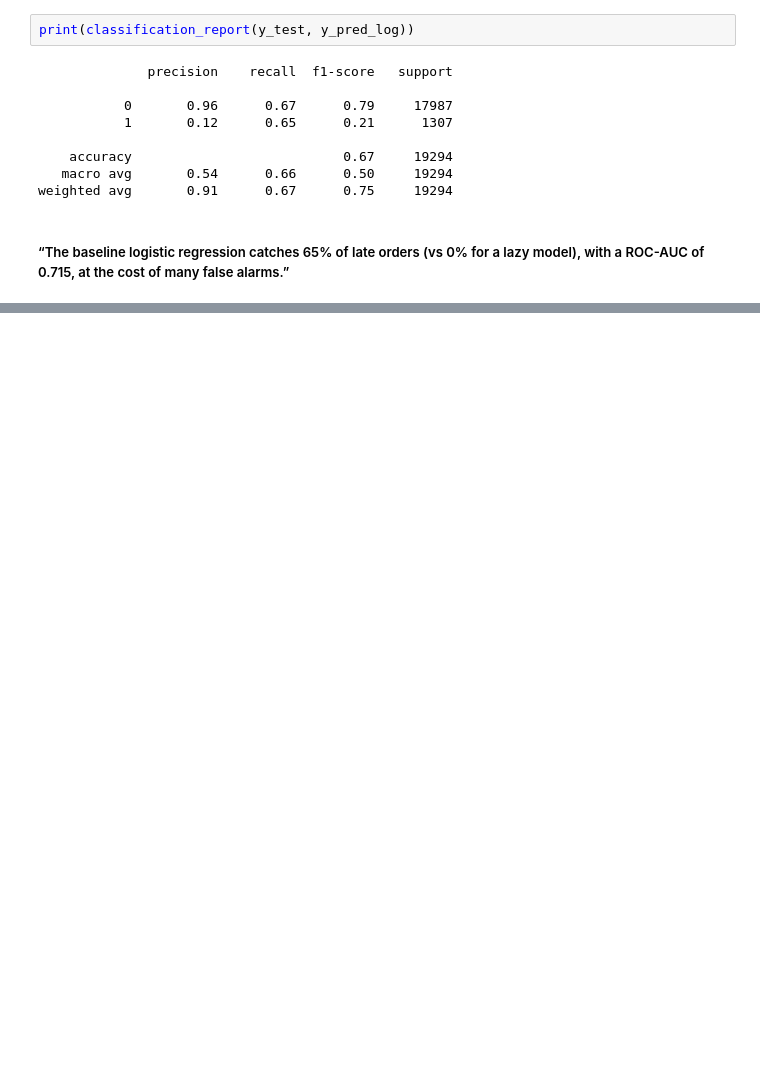
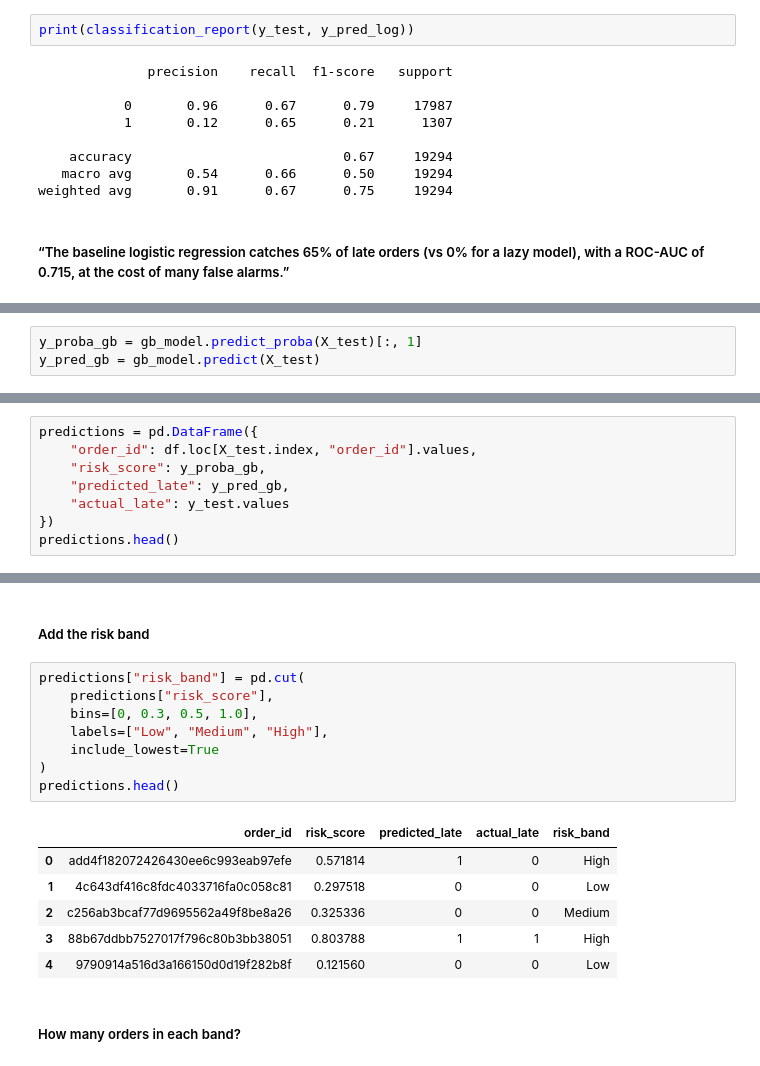
Before and after one commit to Abhigna008/olist-late-delivery-prediction, a Jupyter notebook: notebooks/02_model.ipynb, the cells around one changed output, grey strips where cells are left out. Drawn from its saved outputs; the diff is of its cells as text; blank space fills up the shorter version.

```diff
--- a/notebooks/02_model.ipynb
+++ b/notebooks/02_model.ipynb
@@ -235,0 +251,3 @@ weighted avg       0.91      0.67      0.75     19294
+# %%
+y_proba_gb = gb_model.predict_proba(X_test)[:, 1]
+y_pred_gb = gb_model.predict(X_test)
@@ -235,0 +343,8 @@ weighted avg       0.91      0.67      0.75     19294
+# %%
+predictions = pd.DataFrame({
+    "order_id": df.loc[X_test.index, "order_id"].values,
+    "risk_score": y_proba_gb,
+    "predicted_late": y_pred_gb,
+    "actual_late": y_test.values
+})
+predictions.head()
@@ -235,0 +372,19 @@ weighted avg       0.91      0.67      0.75     19294
+# %% [markdown]
+##### Add the risk band
+# %%
+predictions["risk_band"] = pd.cut(
+    predictions["risk_score"],
+    bins=[0, 0.3, 0.5, 1.0],
+    labels=["Low", "Medium", "High"],
+    include_lowest=True
+)
+predictions.head()
+# %% [output]
+|  | order_id | risk_score | predicted_late | actual_late | risk_band |
+| 0 | add4f182072426430ee6c993eab97efe | 0.571814 | 1 | 0 | High |
+| 1 | 4c643df416c8fdc4033716fa0c058c81 | 0.297518 | 0 | 0 | Low |
+| 2 | c256ab3bcaf77d9695562a49f8be8a26 | 0.325336 | 0 | 0 | Medium |
+| 3 | 88b67ddbb7527017f796c80b3bb38051 | 0.803788 | 1 | 1 | High |
+| 4 | 9790914a516d3a166150d0d19f282b8f | 0.121560 | 0 | 0 | Low |
+# %% [markdown]
+##### How many orders in each band?
```
Also changed, not shown: parts of 33 cells of this notebook, 1 other file.
